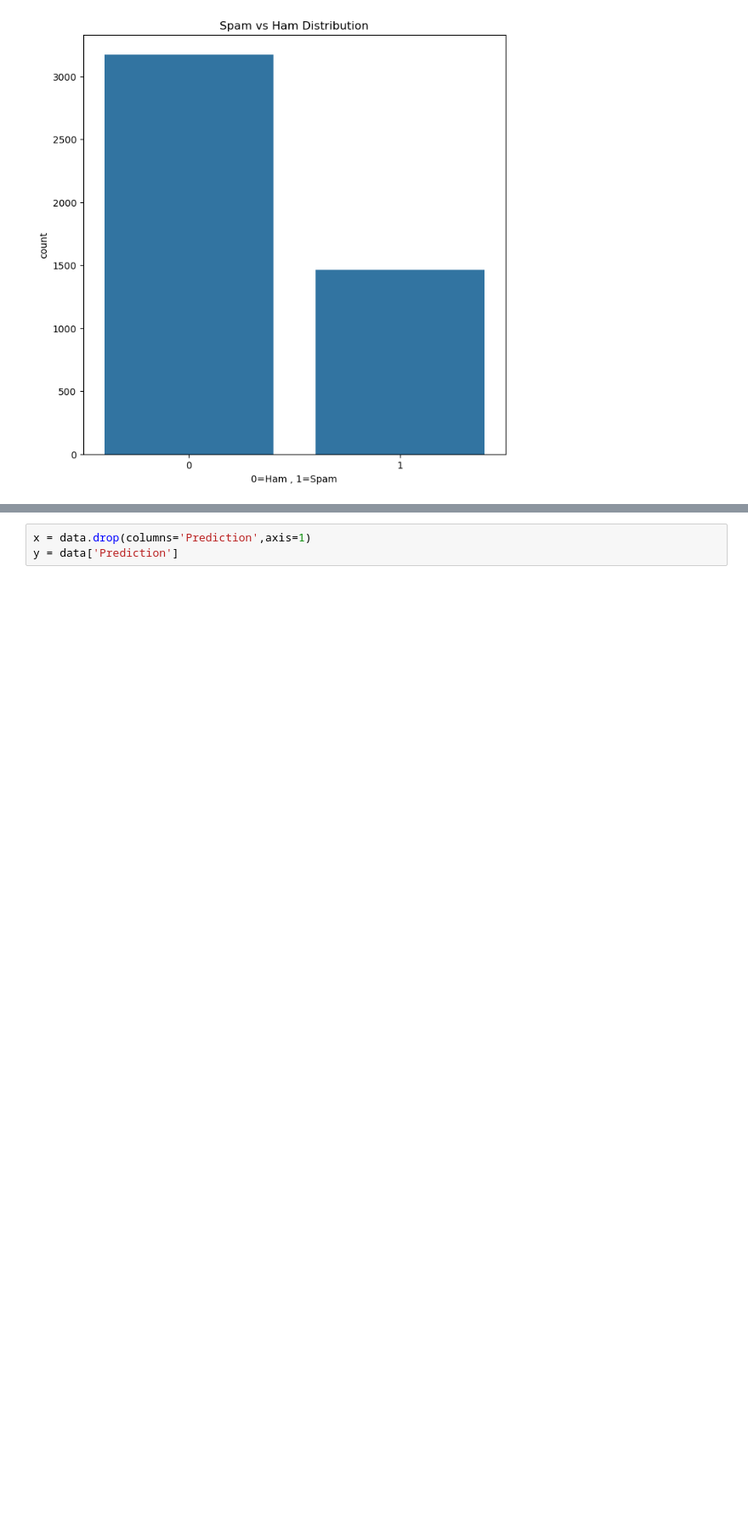
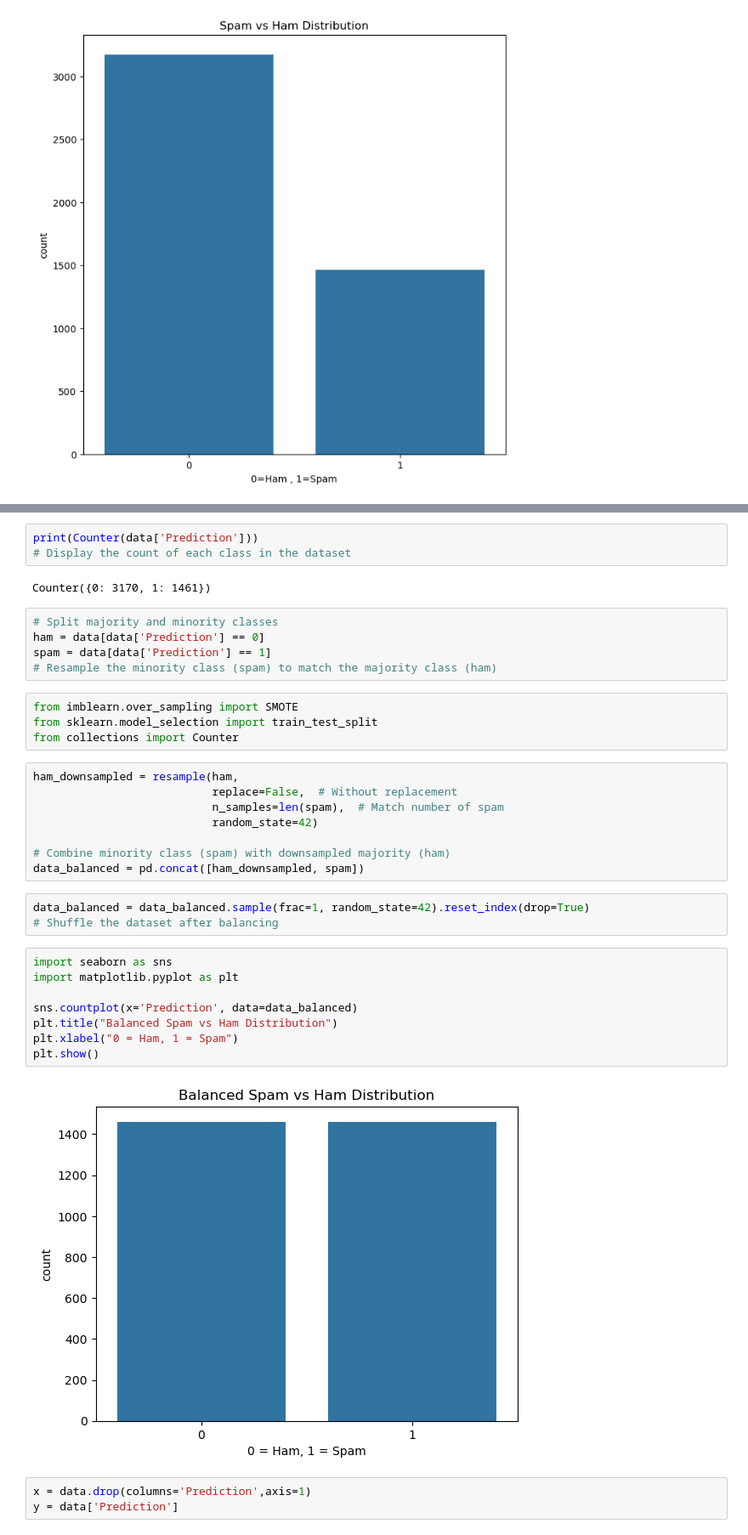
Before and after one commit to tashfeen786/STEMETA_Intership_Projects, a Jupyter notebook: Spam_email_Detection/index_model.ipynb, the cells around one changed output, grey strips where cells are left out. Shown at 85% size. Saved outputs shown, nothing was run; the diff lists cells and outputs as text; blank space fills up the shorter version.

Commit message:
Add data banace technique

```diff
--- a/Spam_email_Detection/index_model.ipynb
+++ b/Spam_email_Detection/index_model.ipynb
@@ -106,3 +110,38 @@ plt.show()
+# %%
+print(Counter(data['Prediction']))
+# Display the count of each class in the dataset
+# %% [output]
+Counter({0: 3170, 1: 1461})
+# %%
+# Split majority and minority classes
+ham = data[data['Prediction'] == 0]
+spam = data[data['Prediction'] == 1]
+# Resample the minority class (spam) to match the majority class (ham)
+# %%
+from imblearn.over_sampling import SMOTE
+from sklearn.model_selection import train_test_split
+from collections import Counter
+# %%
+ham_downsampled = resample(ham,
+                           replace=False,  # Without replacement
+                           n_samples=len(spam),  # Match number of spam
+                           random_state=42)
+
+# Combine minority class (spam) with downsampled majority (ham)
+data_balanced = pd.concat([ham_downsampled, spam])
+# %%
+data_balanced = data_balanced.sample(frac=1, random_state=42).reset_index(drop=True)
+# Shuffle the dataset after balancing
+# %%
+import seaborn as sns
+import matplotlib.pyplot as plt
+
+sns.countplot(x='Prediction', data=data_balanced)
+plt.title("Balanced Spam vs Ham Distribution")
+plt.xlabel("0 = Ham, 1 = Spam")
+plt.show()
+# %% [output]
+[figure, added]
 # %%
 x = data.drop(columns='Prediction',axis=1)
 y = data['Prediction']
```
Also changed, not shown: parts of 9 cells of this notebook, 4 other files.
